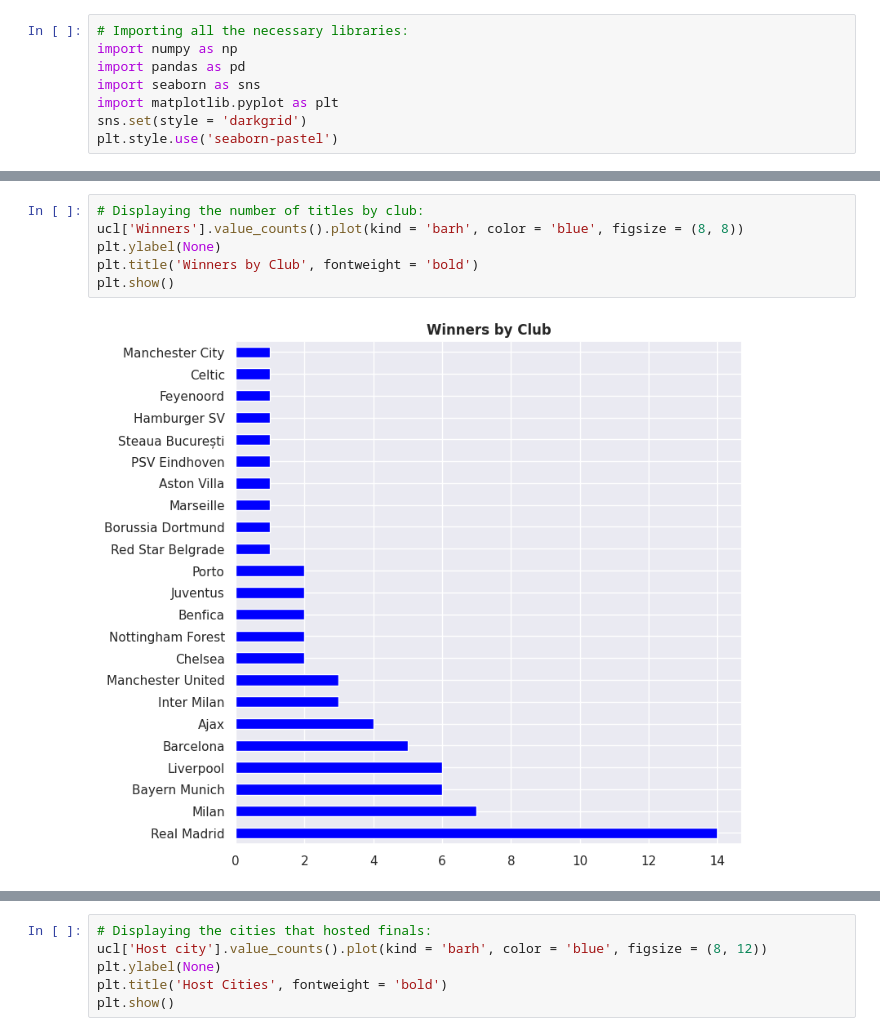
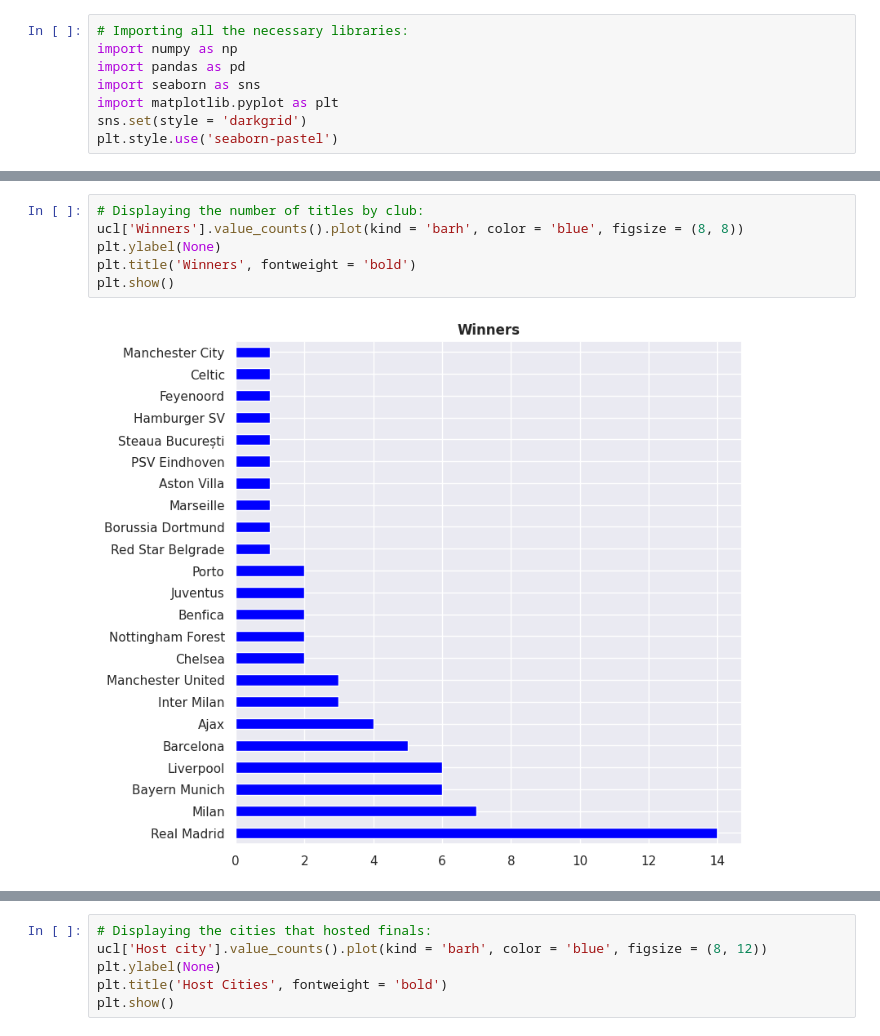
Before and after one commit to guilhermelaviola/SoccerCompetitionsStudy, a Jupyter notebook: UCLStudy.ipynb, the cells around one changed output, grey strips where cells are left out. Saved outputs shown, nothing was run; the diff lists cells and outputs as text.

```diff
--- a/UCLStudy.ipynb
+++ b/UCLStudy.ipynb
@@ -52,11 +53,11 @@ memory usage: 6.0+ KB
 # %%
 # Displaying the number of titles by club:
 ucl['Winners'].value_counts().plot(kind = 'barh', color = 'blue', figsize = (8, 8))
 plt.ylabel(None)
-plt.title('Winners by Club', fontweight = 'bold')
+plt.title('Winners', fontweight = 'bold')
 plt.show()
 # %% [output]
-[figure, old version]
+[figure, new version]
 # %%
 # Displaying the number of runners-up by club:
 ucl['Runners-up'].value_counts().plot(kind = 'barh', color = 'blue', figsize = (8, 12))
```
Also changed, not shown: parts of 11 cells of this notebook.
